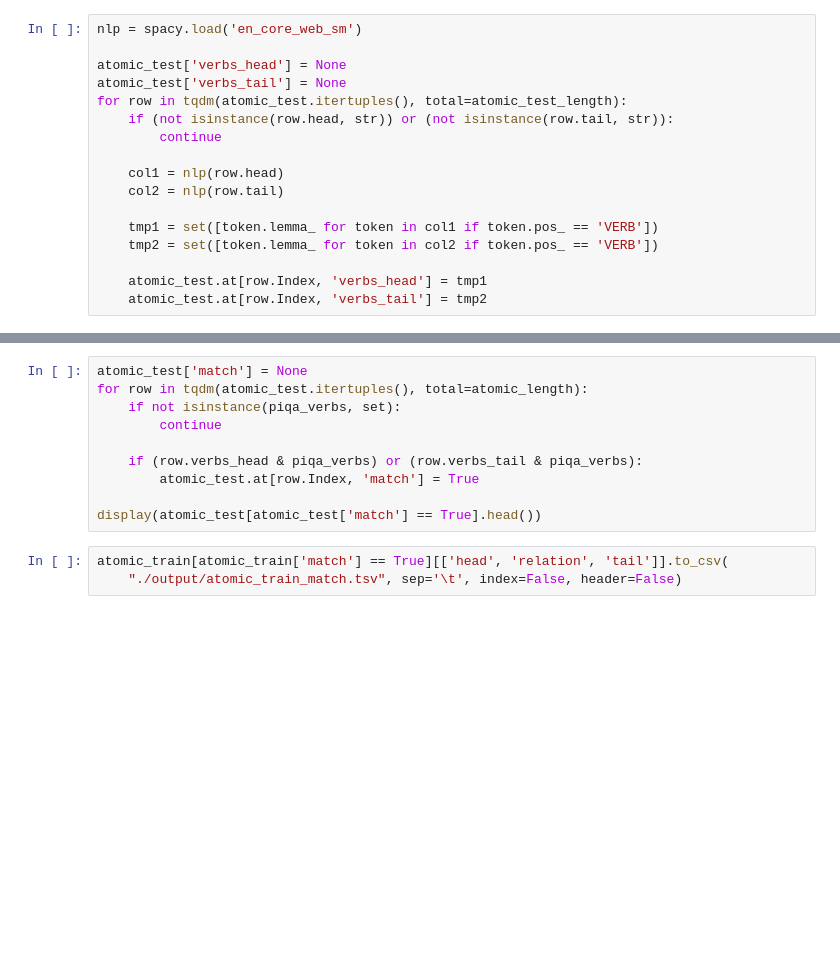
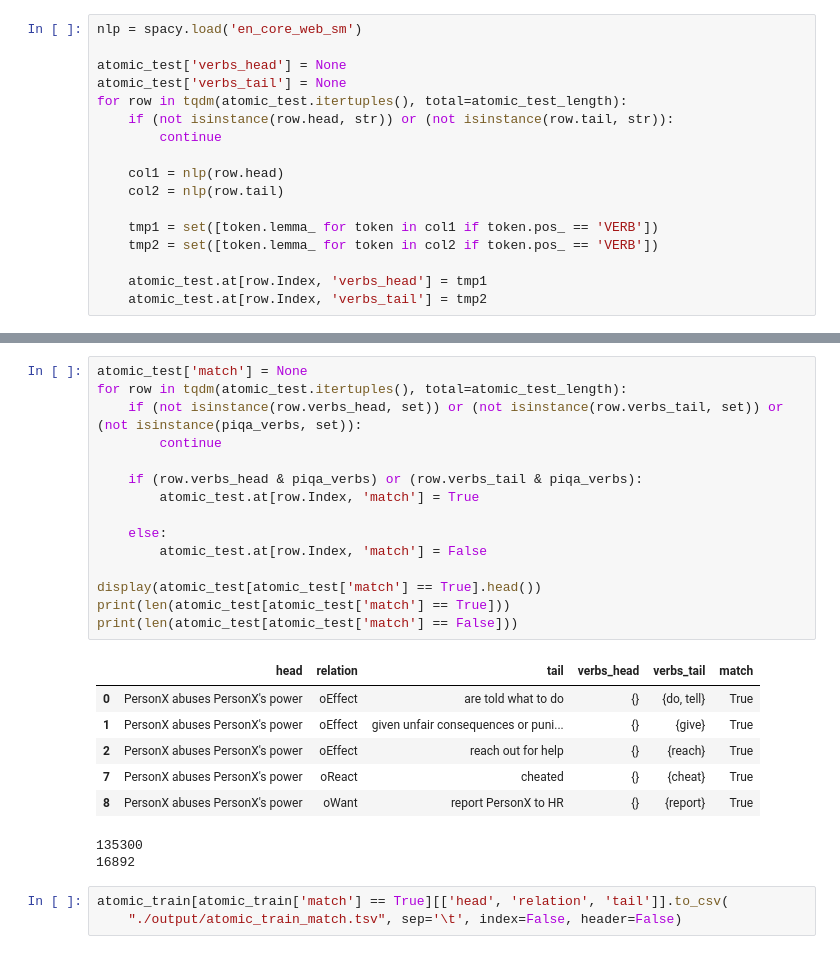
Before and after one commit to wojino/commonsense-reasoning, a Jupyter notebook: atomic-extract.ipynb, the cells around one changed output, grey strips where cells are left out. Drawn from its saved outputs; the diff is of its cells as text; blank space fills up the shorter version.

```diff
--- a/atomic-extract.ipynb
+++ b/atomic-extract.ipynb
@@ -317,13 +348,27 @@ display(atomic_dev[atomic_dev['match'] == True].head())
 # %%
 atomic_test['match'] = None
-for row in tqdm(atomic_test.itertuples(), total=atomic_length):
-    if not isinstance(piqa_verbs, set):
+for row in tqdm(atomic_test.itertuples(), total=atomic_test_length):
+    if (not isinstance(row.verbs_head, set)) or (not isinstance(row.verbs_tail, set)) or (not isinstance(piqa_verbs, set)):
         continue
 
     if (row.verbs_head & piqa_verbs) or (row.verbs_tail & piqa_verbs):
         atomic_test.at[row.Index, 'match'] = True
 
+    else:
+        atomic_test.at[row.Index, 'match'] = False
+
 display(atomic_test[atomic_test['match'] == True].head())
+print(len(atomic_test[atomic_test['match'] == True]))
+print(len(atomic_test[atomic_test['match'] == False]))
+# %% [output]
+|  | head | relation | tail | verbs_head | verbs_tail | match |
+| 0 | PersonX abuses PersonX's power | oEffect | are told what to do | {} | {do, tell} | True |
+| 1 | PersonX abuses PersonX's power | oEffect | given unfair consequences or puni... | {} | {give} | True |
+| 2 | PersonX abuses PersonX's power | oEffect | reach out for help | {} | {reach} | True |
+| 7 | PersonX abuses PersonX's power | oReact | cheated | {} | {cheat} | True |
+| 8 | PersonX abuses PersonX's power | oWant | report PersonX to HR | {} | {report} | True |
+135300
+16892
 # %%
 atomic_train[atomic_train['match'] == True][['head', 'relation', 'tail']].to_csv(
     "./output/atomic_train_match.tsv", sep='\t', index=False, header=False)
```
Also changed, not shown: parts of 6 cells of this notebook.
